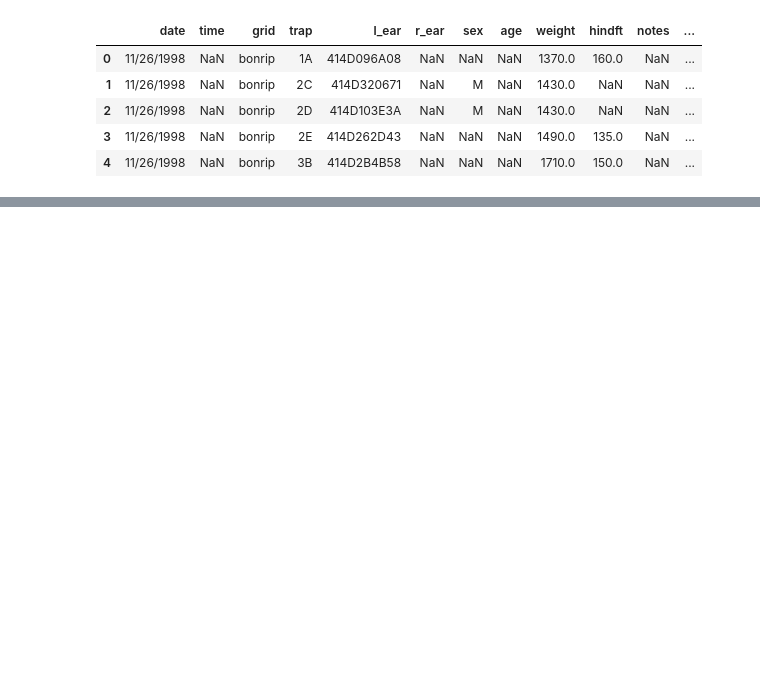
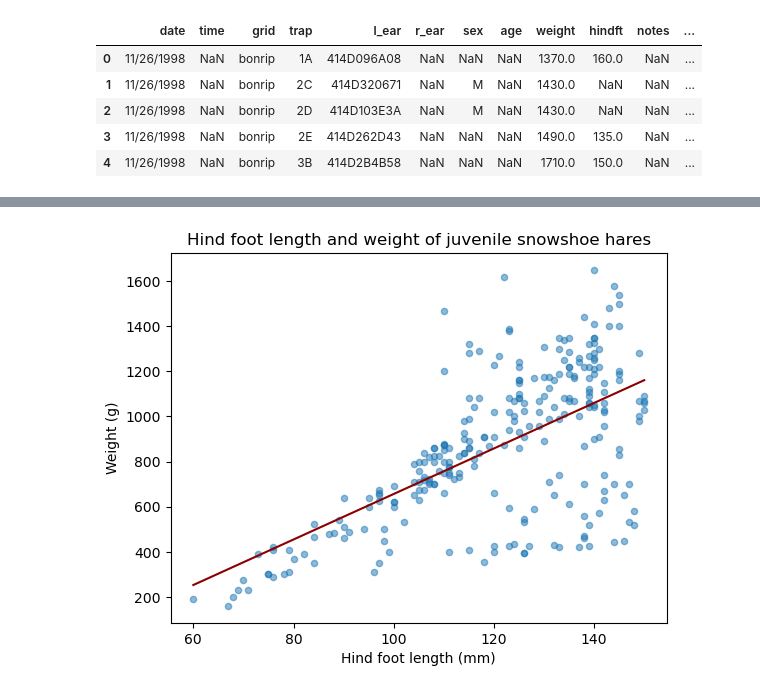
Before and after one commit to cllorey/eds220-in-class, a Jupyter notebook: week-4-linear-regression.ipynb, the cells around one changed output, grey strips where cells are left out. Cells and saved outputs as stored; diff of their text form; code cells hidden in the pictures; blank space fills up the shorter version.

```diff
--- a/week-4-linear-regression.ipynb
+++ b/week-4-linear-regression.ipynb
@@ -18,0 +161,3 @@ hares.head()
+# %%
+# Fit model: weight explained by hind foot length
+model = smf.ols('weight ~ hindft', data=juv_w_hft).fit()
@@ -18,0 +187,4 @@ hares.head()
+# %%
+# Smallest and largest hind foot lengths
+x_start = juv_w_hft['hindft'].min()
+x_end = juv_w_hft['hindft'].max()
@@ -18,0 +195,21 @@ hares.head()
+# %%
+# Initialize empty figure (fig) and axes (ax)
+fig, ax = plt.subplots()
+
+# Add scatter plot of hares data to our figure's axes
+juv_w_hft.plot(kind = 'scatter', x = 'hindft', y = 'weight', ax=ax, alpha=0.5)
+
+# Add regression line to axes
+ax.plot([x_start, x_end],
+        [intercept + slope*x_start, intercept + slope*x_end],
+        color='darkred')
+
+# Update axes
+ax.set_title('Hind foot length and weight of juvenile snowshoe hares')
+ax.set_xlabel('Hind foot length (mm)')
+ax.set_ylabel('Weight (g)')
+
+# Display
+plt.show()
+# %% [output]
+[figure, added]
```
Also changed, not shown: parts of 29 cells of this notebook.
